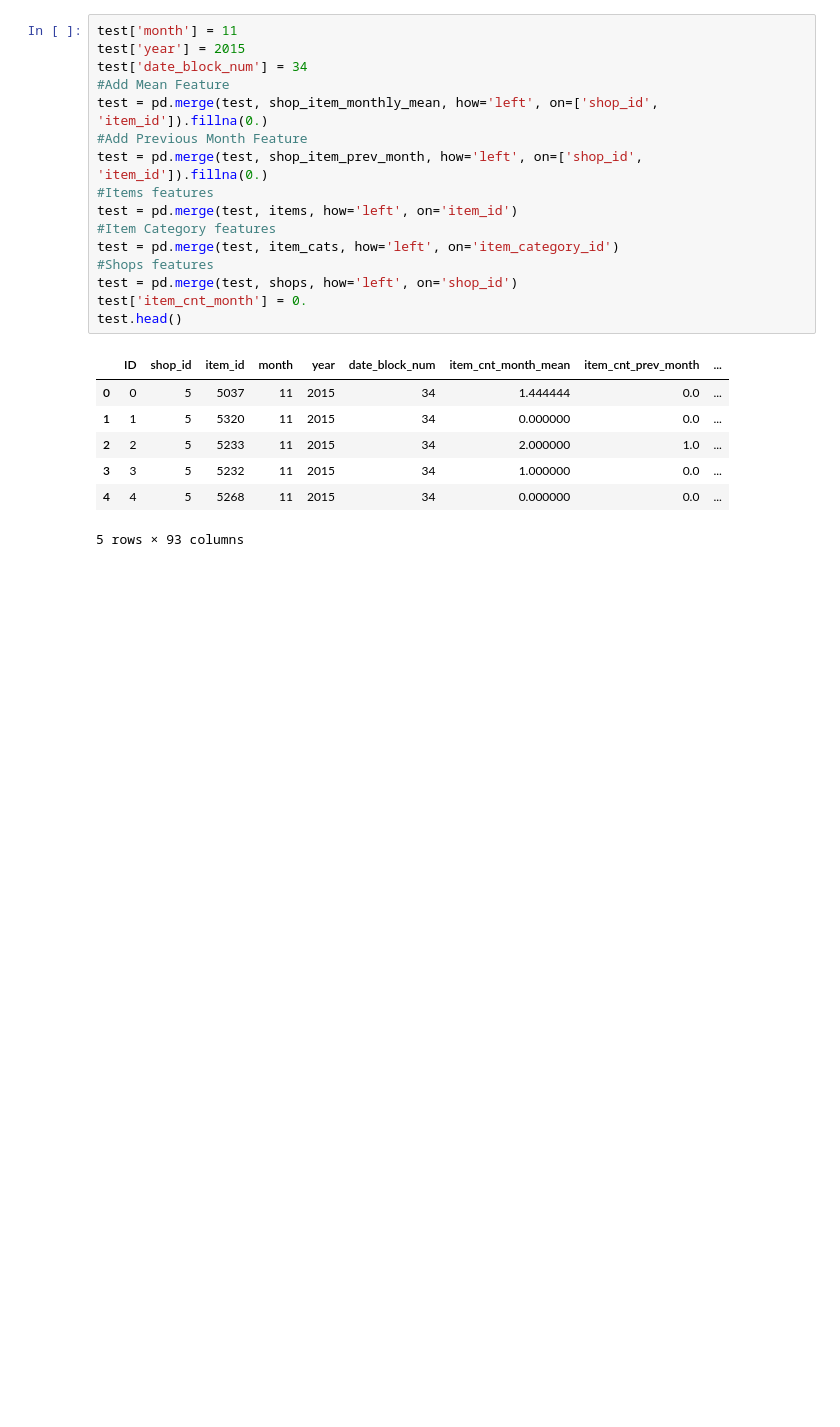
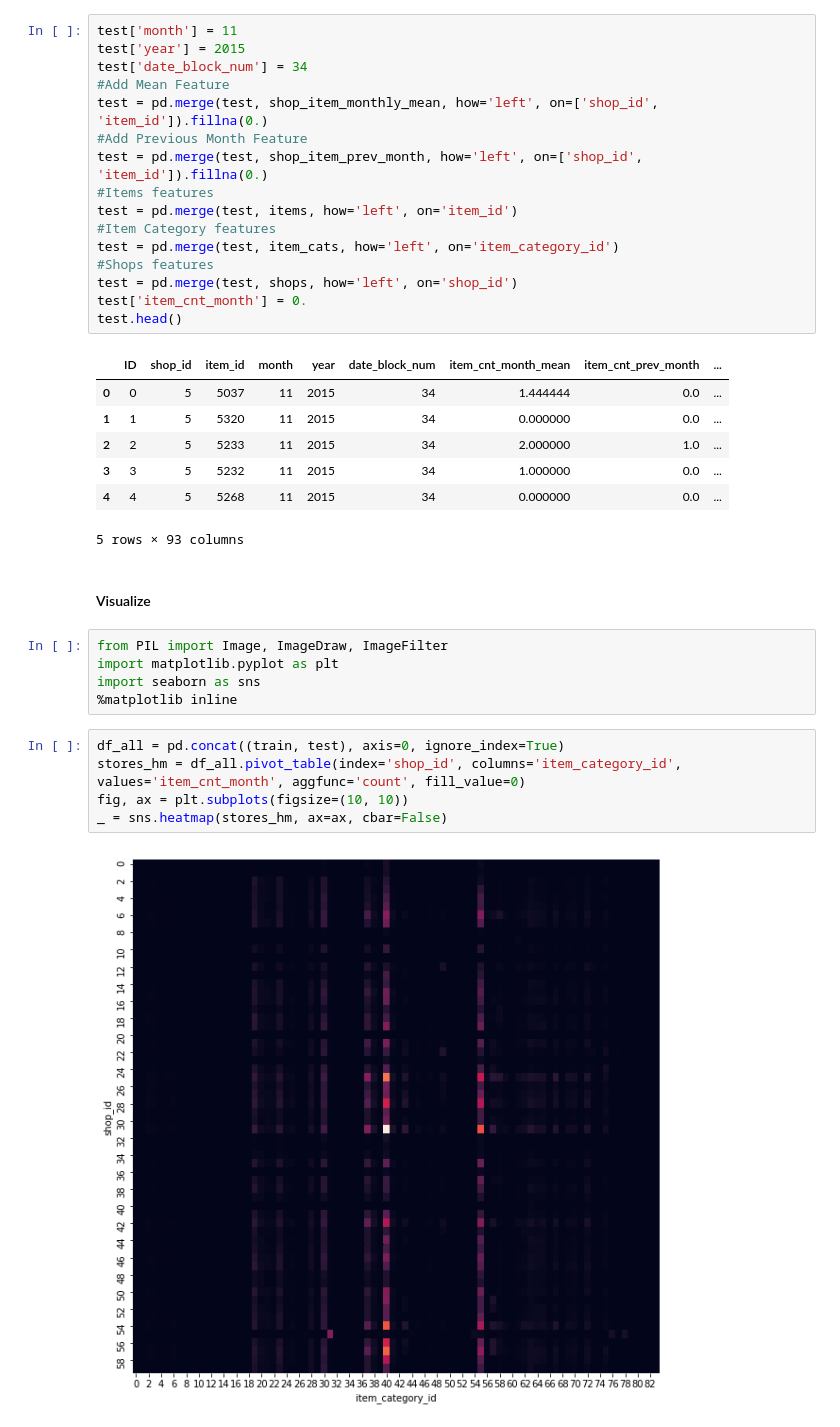
Before and after one commit to legolas140/competitive-data-science-1, a Jupyter notebook: kernels/playing-in-the-sandbox.ipynb, the cells around one changed output. Saved outputs shown, nothing was run; the diff lists cells and outputs as text; blank space fills up the shorter version.

```diff
--- a/kernels/playing-in-the-sandbox.ipynb
+++ b/kernels/playing-in-the-sandbox.ipynb
@@ -166,3 +166,17 @@ test.head()
 | 3 | 3 | 5 | 5232 | 11 | 2015 | 34 | 1.000000 | 0.0 | ... |
 | 4 | 4 | 5 | 5268 | 11 | 2015 | 34 | 0.000000 | 0.0 | ... |
 5 rows × 93 columns
+# %% [markdown]
+#### Visualize
+# %%
+from PIL import Image, ImageDraw, ImageFilter
+import matplotlib.pyplot as plt
+import seaborn as sns
+%matplotlib inline
+# %%
+df_all = pd.concat((train, test), axis=0, ignore_index=True)
+stores_hm = df_all.pivot_table(index='shop_id', columns='item_category_id', values='item_cnt_month', aggfunc='count', fill_value=0)
+fig, ax = plt.subplots(figsize=(10, 10))
+_ = sns.heatmap(stores_hm, ax=ax, cbar=False)
+# %% [output]
+[figure, added]
```
Also changed, not shown: parts of 6 cells of this notebook.
